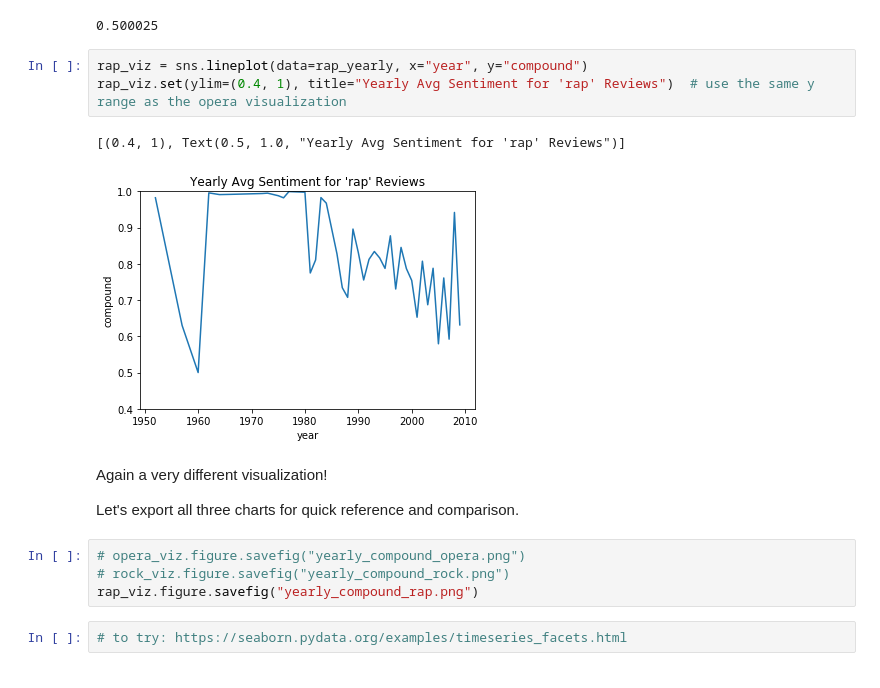
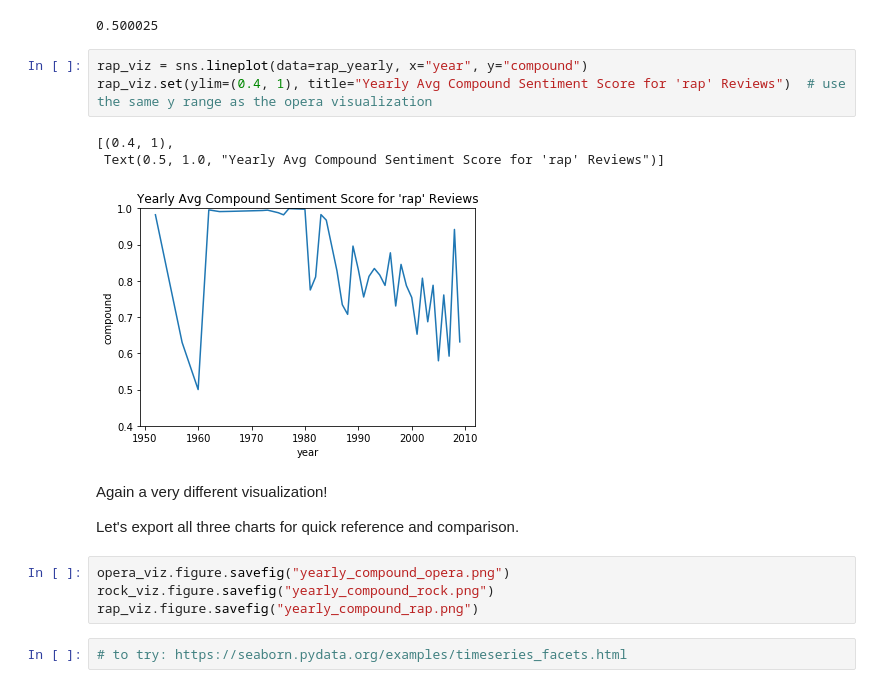
Before and after one commit to DCS-training/SentimentAnalysistimes, a Jupyter notebook: TimesMusicReviews3_Visualization.ipynb, the cells around one changed output. Saved outputs shown, nothing was run; the diff lists cells and outputs as text.

```diff
--- a/TimesMusicReviews3_Visualization.ipynb
+++ b/TimesMusicReviews3_Visualization.ipynb
@@ -327,17 +327,18 @@ Average rock review compound score: 0.7483557208237988
 0.500025
 # %%
 rap_viz = sns.lineplot(data=rap_yearly, x="year", y="compound")
-rap_viz.set(ylim=(0.4, 1), title="Yearly Avg Sentiment for 'rap' Reviews")  # use the same y range as the opera visualization
+rap_viz.set(ylim=(0.4, 1), title="Yearly Avg Compound Sentiment Score for 'rap' Reviews")  # use the same y range as the opera visualization
 # %% [output]
-[(0.4, 1), Text(0.5, 1.0, "Yearly Avg Sentiment for 'rap' Reviews")]
+[(0.4, 1),
+ Text(0.5, 1.0, "Yearly Avg Compound Sentiment Score for 'rap' Reviews")]
-[figure, old version]
+[figure, new version]
 # %% [markdown]
 Again a very different visualization!
 
 Let's export all three charts for quick reference and comparison.
 # %%
-# opera_viz.figure.savefig("yearly_compound_opera.png")
-# rock_viz.figure.savefig("yearly_compound_rock.png")
+opera_viz.figure.savefig("yearly_compound_opera.png")
+rock_viz.figure.savefig("yearly_compound_rock.png")
 rap_viz.figure.savefig("yearly_compound_rap.png")
 # %%
 # to try: https://seaborn.pydata.org/examples/timeseries_facets.html
```
Also changed, not shown: parts of 2 cells of this notebook, 1 other file.
